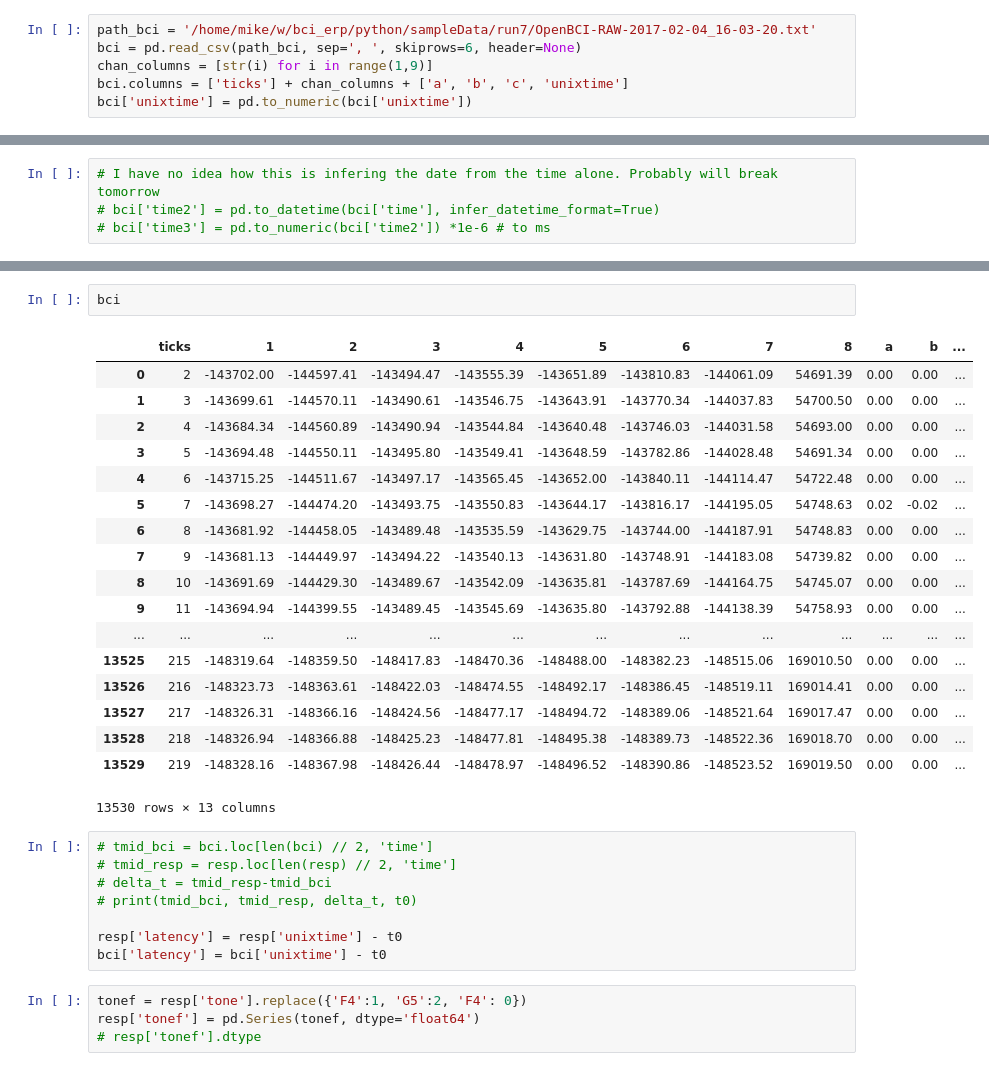
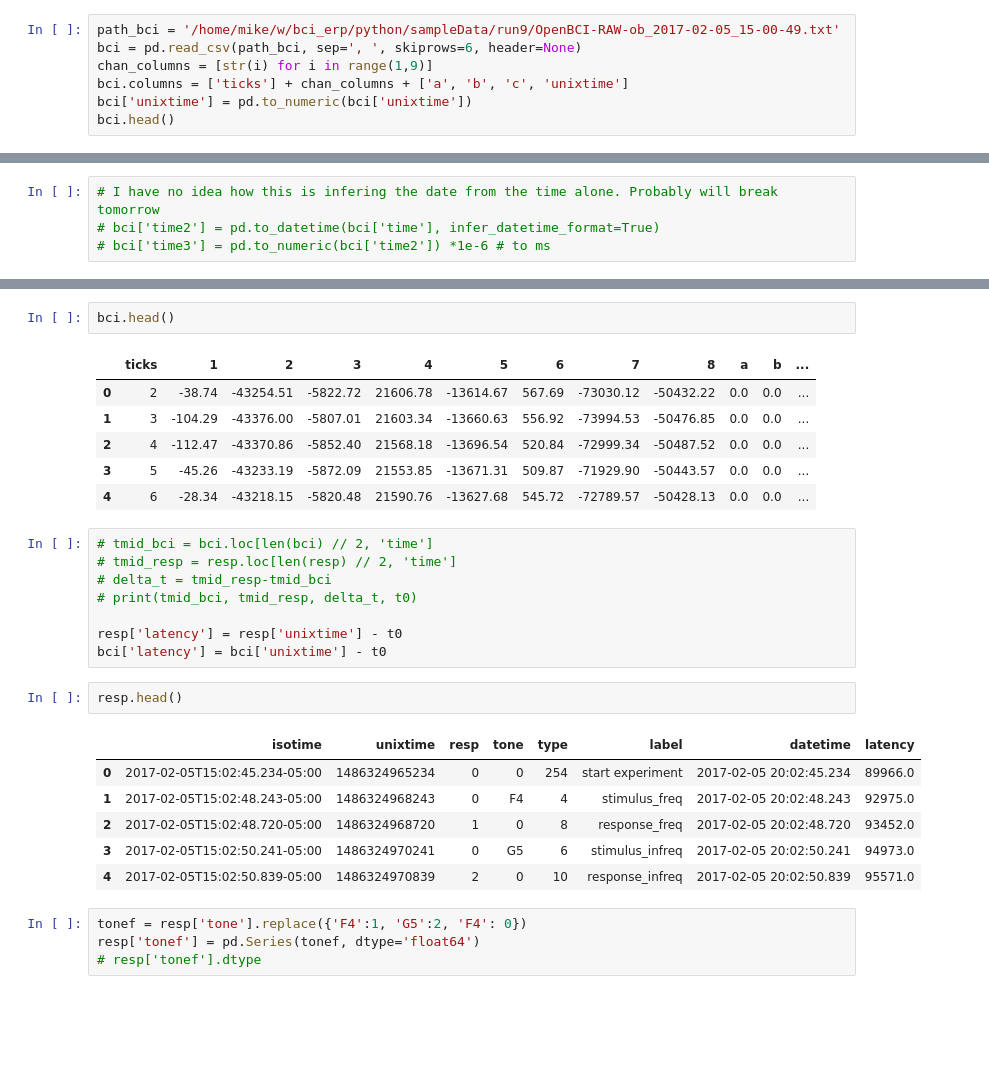
Before and after one commit to xkortex/bci_erp, a Jupyter notebook: python/oddball_erp02.ipynb, the cells around one changed output, grey strips where cells are left out. Drawn from its saved outputs; the diff is of its cells as text; blank space fills up the shorter version.

```diff
--- a/python/oddball_erp02.ipynb
+++ b/python/oddball_erp02.ipynb
@@ -17,8 +25,9 @@ resp['unixtime'] = pd.to_numeric(resp['unixtime'])
 # %%
 # pd.to_datetime(resp['unixtime']/1000, unit='s')
 # %%
-path_bci = '/home/mike/w/bci_erp/python/sampleData/run7/OpenBCI-RAW-2017-02-04_16-03-20.txt'
+path_bci = '/home/mike/w/bci_erp/python/sampleData/run9/OpenBCI-RAW-ob_2017-02-05_15-00-49.txt'
 bci = pd.read_csv(path_bci, sep=', ', skiprows=6, header=None)
 chan_columns = [str(i) for i in range(1,9)]
 bci.columns = ['ticks'] + chan_columns + ['a', 'b', 'c', 'unixtime']
 bci['unixtime'] = pd.to_numeric(bci['unixtime'])
+bci.head()
@@ -114,24 +130,12 @@ print(t0, t0r, delta_ms, delta_ms/1000)
 # %%
-bci
+bci.head()
 # %% [output]
 |  | ticks | 1 | 2 | 3 | 4 | 5 | 6 | 7 | 8 | a | b | ... |
-| 0 | 2 | -143702.00 | -144597.41 | -143494.47 | -143555.39 | -143651.89 | -143810.83 | -144061.09 | 54691.39 | 0.00 | 0.00 | ... |
-| 1 | 3 | -143699.61 | -144570.11 | -143490.61 | -143546.75 | -143643.91 | -143770.34 | -144037.83 | 54700.50 | 0.00 | 0.00 | ... |
-| 2 | 4 | -143684.34 | -144560.89 | -143490.94 | -143544.84 | -143640.48 | -143746.03 | -144031.58 | 54693.00 | 0.00 | 0.00 | ... |
-| 3 | 5 | -143694.48 | -144550.11 | -143495.80 | -143549.41 | -143648.59 | -143782.86 | -144028.48 | 54691.34 | 0.00 | 0.00 | ... |
-| 4 | 6 | -143715.25 | -144511.67 | -143497.17 | -143565.45 | -143652.00 | -143840.11 | -144114.47 | 54722.48 | 0.00 | 0.00 | ... |
-| 5 | 7 | -143698.27 | -144474.20 | -143493.75 | -143550.83 | -143644.17 | -143816.17 | -144195.05 | 54748.63 | 0.02 | -0.02 | ... |
-| 6 | 8 | -143681.92 | -144458.05 | -143489.48 | -143535.59 | -143629.75 | -143744.00 | -144187.91 | 54748.83 | 0.00 | 0.00 | ... |
-| 7 | 9 | -143681.13 | -144449.97 | -143494.22 | -143540.13 | -143631.80 | -143748.91 | -144183.08 | 54739.82 | 0.00 | 0.00 | ... |
-| 8 | 10 | -143691.69 | -144429.30 | -143489.67 | -143542.09 | -143635.81 | -143787.69 | -144164.75 | 54745.07 | 0.00 | 0.00 | ... |
-| 9 | 11 | -143694.94 | -144399.55 | -143489.45 | -143545.69 | -143635.80 | -143792.88 | -144138.39 | 54758.93 | 0.00 | 0.00 | ... |
-| ... | ... | ... | ... | ... | ... | ... | ... | ... | ... | ... | ... | ... |
-| 13525 | 215 | -148319.64 | -148359.50 | -148417.83 | -148470.36 | -148488.00 | -148382.23 | -148515.06 | 169010.50 | 0.00 | 0.00 | ... |
-| 13526 | 216 | -148323.73 | -148363.61 | -148422.03 | -148474.55 | -148492.17 | -148386.45 | -148519.11 | 169014.41 | 0.00 | 0.00 | ... |
-| 13527 | 217 | -148326.31 | -148366.16 | -148424.56 | -148477.17 | -148494.72 | -148389.06 | -148521.64 | 169017.47 | 0.00 | 0.00 | ... |
-| 13528 | 218 | -148326.94 | -148366.88 | -148425.23 | -148477.81 | -148495.38 | -148389.73 | -148522.36 | 169018.70 | 0.00 | 0.00 | ... |
-| 13529 | 219 | -148328.16 | -148367.98 | -148426.44 | -148478.97 | -148496.52 | -148390.86 | -148523.52 | 169019.50 | 0.00 | 0.00 | ... |
+| 0 | 2 | -38.74 | -43254.51 | -5822.72 | 21606.78 | -13614.67 | 567.69 | -73030.12 | -50432.22 | 0.0 | 0.0 | ... |
+| 1 | 3 | -104.29 | -43376.00 | -5807.01 | 21603.34 | -13660.63 | 556.92 | -73994.53 | -50476.85 | 0.0 | 0.0 | ... |
+| 2 | 4 | -112.47 | -43370.86 | -5852.40 | 21568.18 | -13696.54 | 520.84 | -72999.34 | -50487.52 | 0.0 | 0.0 | ... |
+| 3 | 5 | -45.26 | -43233.19 | -5872.09 | 21553.85 | -13671.31 | 509.87 | -71929.90 | -50443.57 | 0.0 | 0.0 | ... |
+| 4 | 6 | -28.34 | -43218.15 | -5820.48 | 21590.76 | -13627.68 | 545.72 | -72789.57 | -50428.13 | 0.0 | 0.0 | ... |
-13530 rows × 13 columns
 # %%
 # tmid_bci = bci.loc[len(bci) // 2, 'time']
 # tmid_resp = resp.loc[len(resp) // 2, 'time']
@@ -140,6 +144,15 @@ bci
 
 resp['latency'] = resp['unixtime'] - t0
 bci['latency'] = bci['unixtime'] - t0
+# %%
+resp.head()
+# %% [output]
+|  | isotime | unixtime | resp | tone | type | label | datetime | latency |
+| 0 | 2017-02-05T15:02:45.234-05:00 | 1486324965234 | 0 | 0 | 254 | start experiment | 2017-02-05 20:02:45.234 | 89966.0 |
+| 1 | 2017-02-05T15:02:48.243-05:00 | 1486324968243 | 0 | F4 | 4 | stimulus_freq | 2017-02-05 20:02:48.243 | 92975.0 |
+| 2 | 2017-02-05T15:02:48.720-05:00 | 1486324968720 | 1 | 0 | 8 | response_freq | 2017-02-05 20:02:48.720 | 93452.0 |
+| 3 | 2017-02-05T15:02:50.241-05:00 | 1486324970241 | 0 | G5 | 6 | stimulus_infreq | 2017-02-05 20:02:50.241 | 94973.0 |
+| 4 | 2017-02-05T15:02:50.839-05:00 | 1486324970839 | 2 | 0 | 10 | response_infreq | 2017-02-05 20:02:50.839 | 95571.0 |
 # %%
 tonef = resp['tone'].replace({'F4':1, 'G5':2, 'F4': 0})
 resp['tonef'] = pd.Series(tonef, dtype='float64')
```
Also changed, not shown: parts of 35 cells of this notebook, 15 other files.
